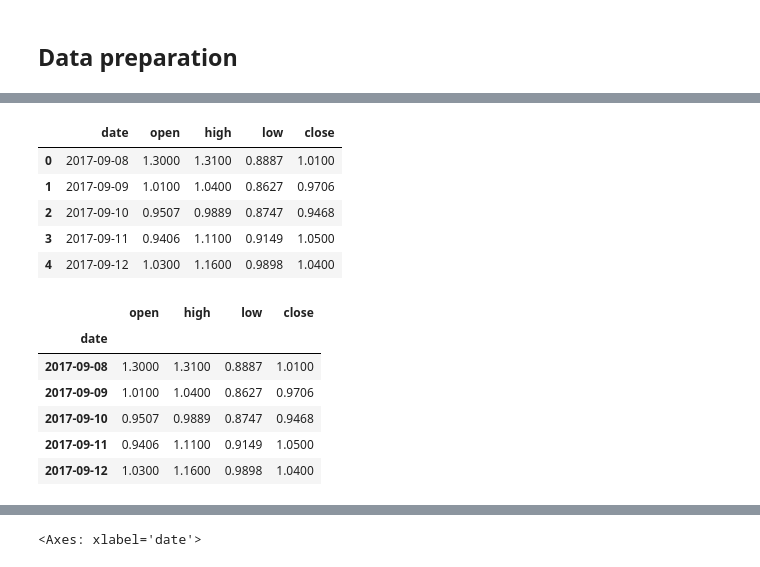
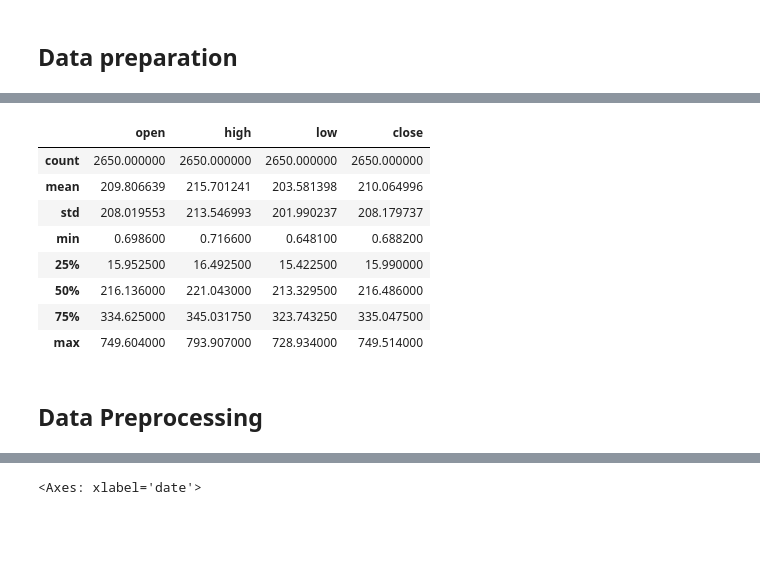
Before and after one commit to DavidChege1/Binance-Trend-Prediction---Mini-Project, a Jupyter notebook: index.ipynb, the cells around one changed output, grey strips where cells are left out. Cells and saved outputs as stored; diff of their text form; code cells hidden in the pictures; blank space fills up the shorter version.

Commit message:
Data preprocessing

```diff
--- a/index.ipynb
+++ b/index.ipynb
@@ -57 +63,16 @@ RangeIndex(start=0, stop=2650, step=1)
+# %%
+# Dataset Description
+df.describe()
+# %% [output]
+|  | open | high | low | close |
+| count | 2650.000000 | 2650.000000 | 2650.000000 | 2650.000000 |
+| mean | 209.806639 | 215.701241 | 203.581398 | 210.064996 |
+| std | 208.019553 | 213.546993 | 201.990237 | 208.179737 |
+| min | 0.698600 | 0.716600 | 0.648100 | 0.688200 |
+| 25% | 15.952500 | 16.492500 | 15.422500 | 15.990000 |
+| 50% | 216.136000 | 221.043000 | 213.329500 | 216.486000 |
+| 75% | 334.625000 | 345.031750 | 323.743250 | 335.047500 |
+| max | 749.604000 | 793.907000 | 728.934000 | 749.514000 |
+# %% [markdown]
+## Data Preprocessing
 # %%
@@ -58,10 +80 @@ RangeIndex(start=0, stop=2650, step=1)
 df = df.drop("ticker", axis=1)
-# %%
-df.head()
-# %% [output]
-|  | date | open | high | low | close |
-| 0 | 2017-09-08 | 1.3000 | 1.3100 | 0.8887 | 1.0100 |
-| 1 | 2017-09-09 | 1.0100 | 1.0400 | 0.8627 | 0.9706 |
-| 2 | 2017-09-10 | 0.9507 | 0.9889 | 0.8747 | 0.9468 |
-| 3 | 2017-09-11 | 0.9406 | 1.1100 | 0.9149 | 1.0500 |
-| 4 | 2017-09-12 | 1.0300 | 1.1600 | 0.9898 | 1.0400 |
@@ -70,10 +80,0 @@ df = df.set_index('date')
-# %%
-df.head()
-# %% [output]
-|  | open | high | low | close |
-| date |  |  |  |  |
-| 2017-09-08 | 1.3000 | 1.3100 | 0.8887 | 1.0100 |
-| 2017-09-09 | 1.0100 | 1.0400 | 0.8627 | 0.9706 |
-| 2017-09-10 | 0.9507 | 0.9889 | 0.8747 | 0.9468 |
-| 2017-09-11 | 0.9406 | 1.1100 | 0.9149 | 1.0500 |
-| 2017-09-12 | 1.0300 | 1.1600 | 0.9898 | 1.0400 |
```
Also changed, not shown: parts of 11 cells of this notebook.
